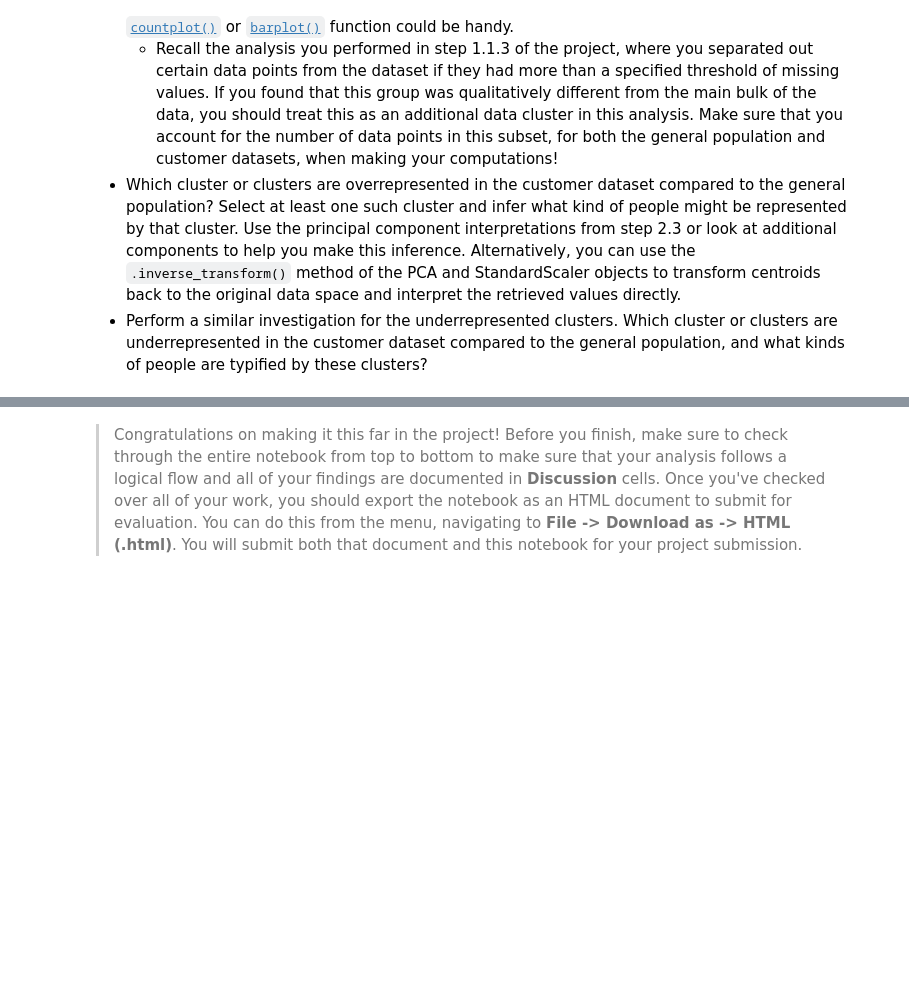
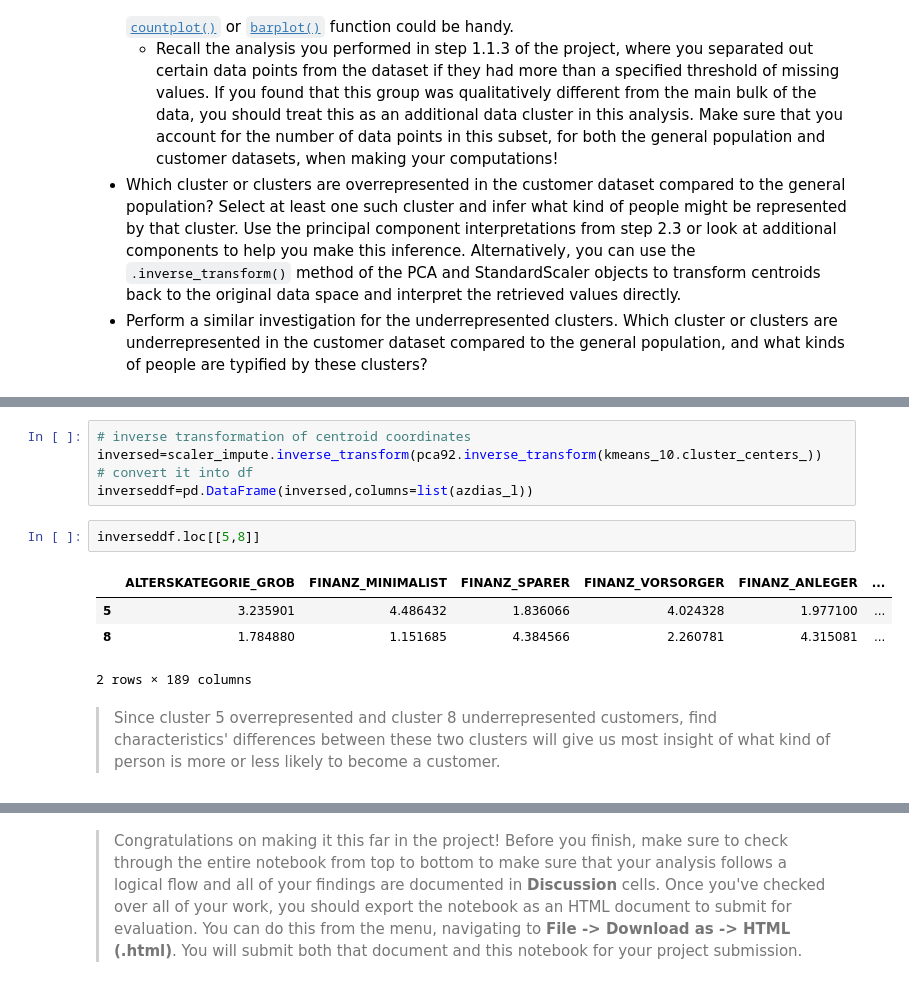
Before and after one commit to victorlifan/Identify-customer-segments-unsupervised-learning-project-, a Jupyter notebook: Identify_Customer_Segments.ipynb, the cells around one changed output, grey strips where cells are left out. Cells and saved outputs as stored; diff of their text form; blank space fills up the shorter version.

```diff
--- a/Identify_Customer_Segments.ipynb
+++ b/Identify_Customer_Segments.ipynb
@@ -1180,0 +1262,14 @@ Take a look at the following points in this step:
+# %%
+# inverse transformation of centroid coordinates
+inversed=scaler_impute.inverse_transform(pca92.inverse_transform(kmeans_10.cluster_centers_))
+# convert it into df
+inverseddf=pd.DataFrame(inversed,columns=list(azdias_l))
+# %%
+inverseddf.loc[[5,8]]
+# %% [output]
+|  | ALTERSKATEGORIE_GROB | FINANZ_MINIMALIST | FINANZ_SPARER | FINANZ_VORSORGER | FINANZ_ANLEGER | ... |
+| 5 | 3.235901 | 4.486432 | 1.836066 | 4.024328 | 1.977100 | ... |
+| 8 | 1.784880 | 1.151685 | 4.384566 | 2.260781 | 4.315081 | ... |
+2 rows × 189 columns
+# %% [markdown]
+> Since cluster 5 overrepresented and cluster 8 underrepresented customers, find characteristics' differences between these two clusters will give us most insight of what kind of person is more or less likely to become a customer.
```
Also changed, not shown: parts of 24 cells of this notebook.
